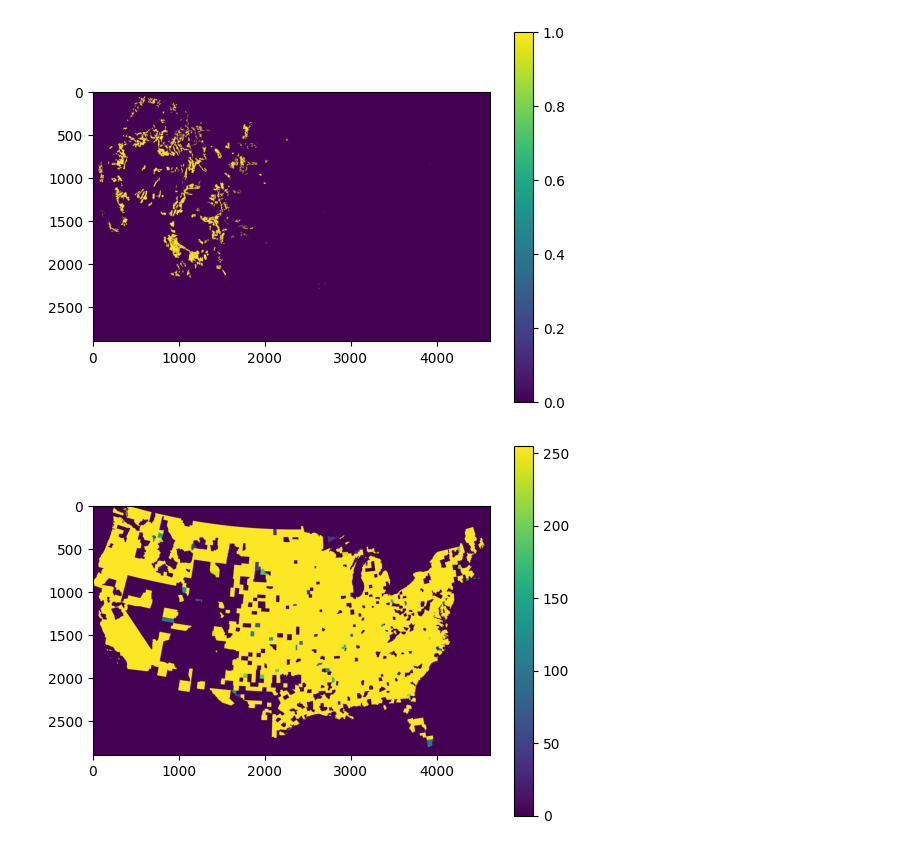
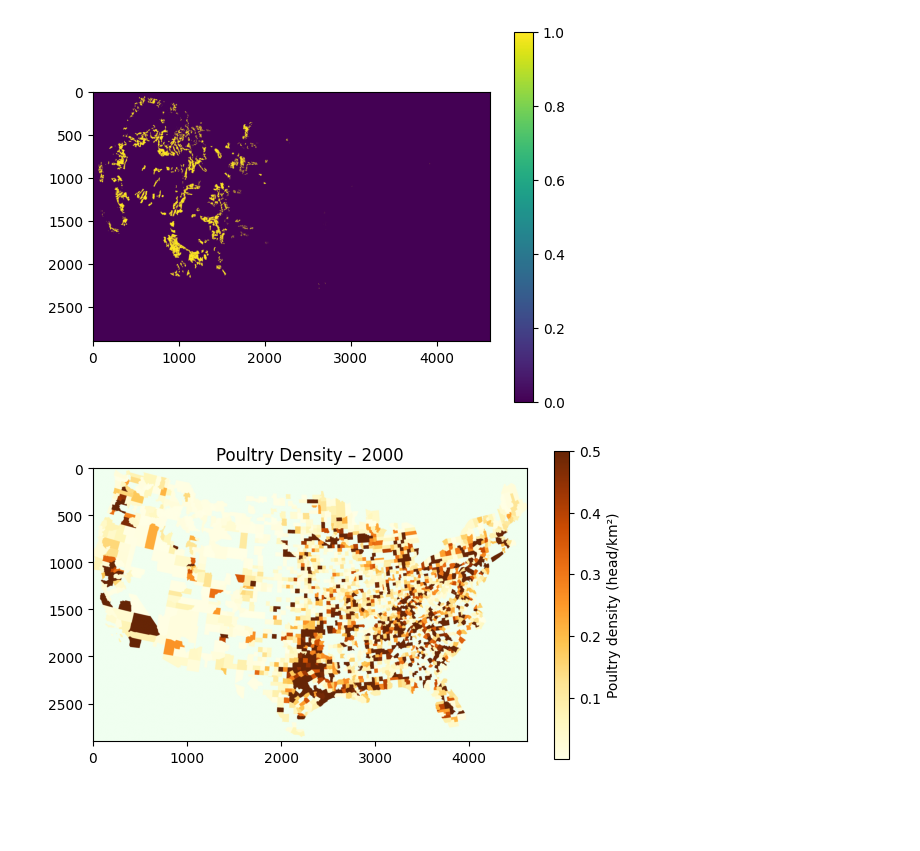
Before and after one commit to rhallk01/USGS_livestock_layer, a Jupyter notebook: livestock_disagg.ipynb, the cells around one changed output. Drawn from its saved outputs; the diff is of its cells as text; code cells hidden in the pictures; blank space fills up the shorter version.

Commit message:
added usda layers

```diff
--- a/livestock_disagg.ipynb
+++ b/livestock_disagg.ipynb
@@ -418,12 +685,16 @@ with rasterio.open(fp) as src:
 # %%
 import rasterio
 import matplotlib.pyplot as plt
 
-fp = "processed_cattle/cattle_2000_processed.tif"
+fp = "usda_poultry_rasters_regressed/poultry_2002.tif"
 with rasterio.open(fp) as src:
     arr = src.read(1)
-    plt.imshow(arr, cmap="viridis")
-    plt.colorbar()
+    cmap = plt.cm.YlOrBr.copy()
+    cmap.set_under(color="HoneyDew")
+    plt.figure(figsize=(7,4))
+    plt.imshow(arr, cmap=cmap, vmin=0.001, vmax=.5)
+    plt.colorbar(label="Poultry density (head/km²)")
+    plt.title("Poultry Density – 2000")
     plt.show()
 # %% [output]
-[figure, old version]
+[figure, new version]
```
Also changed, not shown: parts of 14 cells of this notebook, 3 other files.
